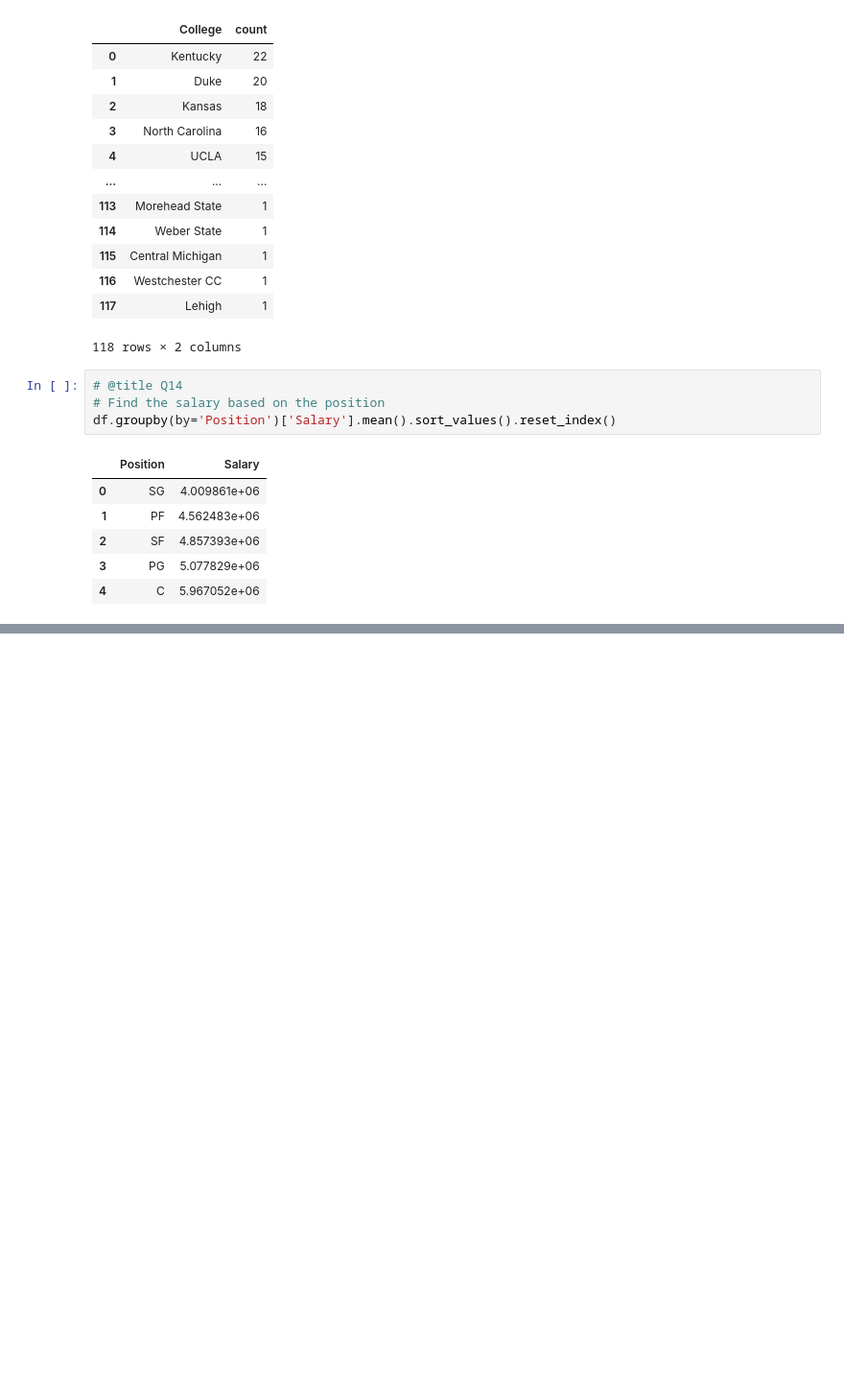
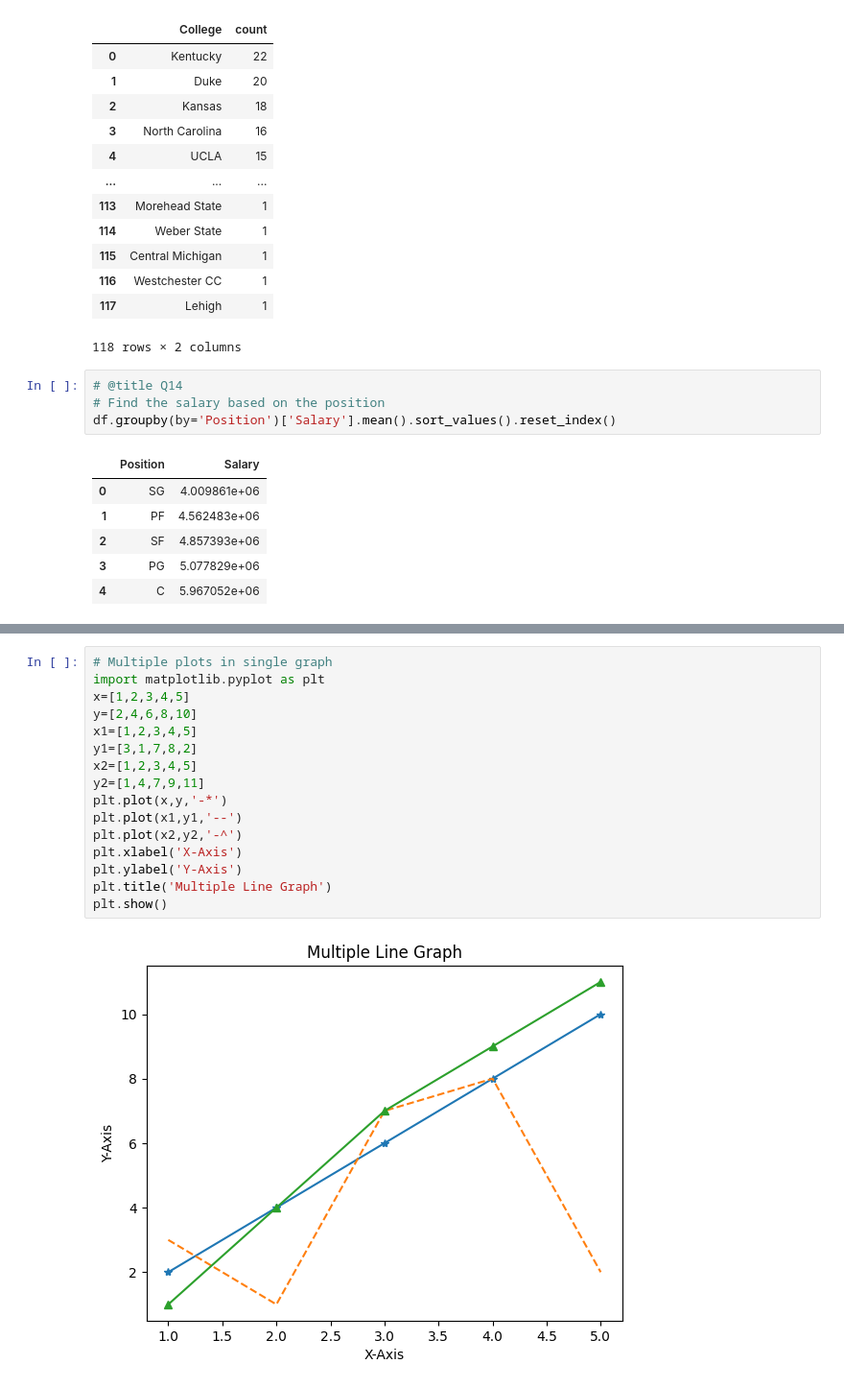
Before and after one commit to kothaneha8/DS-ML-AI-Practice, a Jupyter notebook: DS.ipynb, the cells around one changed output, grey strips where cells are left out. Shown at 96% size. Drawn from its saved outputs; the diff is of its cells as text; blank space fills up the shorter version.

```diff
--- a/DS.ipynb
+++ b/DS.ipynb
@@ -2169,0 +2219,18 @@ df.groupby(by='Position')['Salary'].mean().sort_values().reset_index()
+# %%
+# Multiple plots in single graph
+import matplotlib.pyplot as plt
+x=[1,2,3,4,5]
+y=[2,4,6,8,10]
+x1=[1,2,3,4,5]
+y1=[3,1,7,8,2]
+x2=[1,2,3,4,5]
+y2=[1,4,7,9,11]
+plt.plot(x,y,'-*')
+plt.plot(x1,y1,'--')
+plt.plot(x2,y2,'-^')
+plt.xlabel('X-Axis')
+plt.ylabel('Y-Axis')
+plt.title('Multiple Line Graph')
+plt.show()
+# %% [output]
+[figure, added]
```
Also changed, not shown: parts of 16 cells of this notebook.
